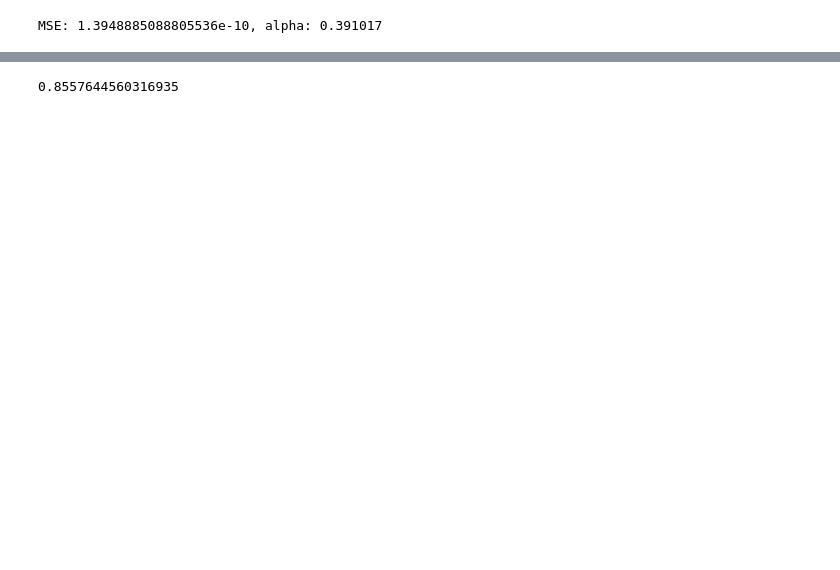
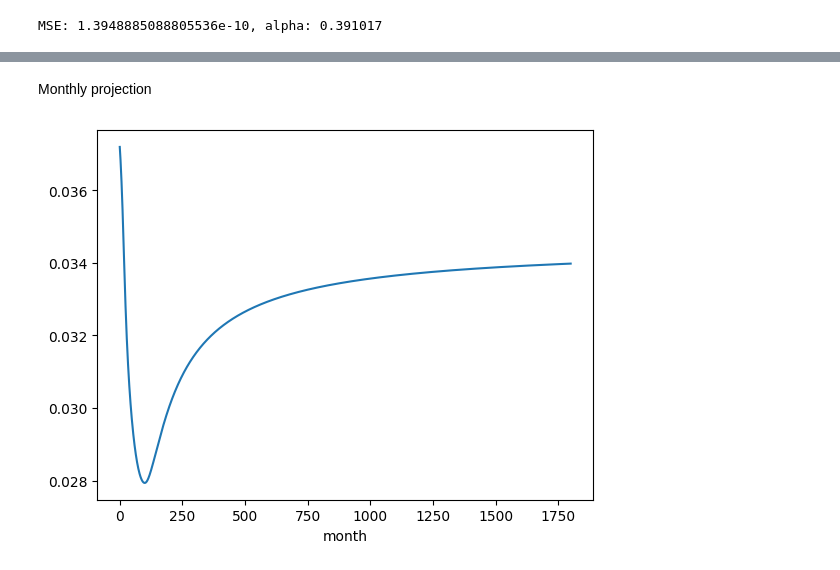
Before and after one commit to holmen1/smith-wilson-par, a Jupyter notebook: smith-wilson-par/demo.ipynb, the cells around one changed output, grey strips where cells are left out. Cells and saved outputs as stored; diff of their text form; code cells hidden in the pictures; blank space fills up the shorter version.

Commit message:
Add monthly projection

```diff
--- a/smith-wilson-par/demo.ipynb
+++ b/smith-wilson-par/demo.ipynb
@@ -65,4 +54,14 @@ ufr - f_20
-# %%
-(ufr - f_20) / 1e-4
-# %% [output]
-0.8557644560316935
+# %% [markdown]
+Monthly projection
+# %%
+projection_monthly = np.arange(1, 151, 1/12).round(6)
+# %%
+RFR_monthly = RiskFreeRates(rates, maturities, projection_monthly, ufr, convergence_maturity, tol, None)
+# %%
+alpha_m, r_m = RFR_monthly.result
+# %%
+plt.plot(r_m)
+plt.xlabel('month')
+plt.show()
+# %% [output]
+[figure, added]
```
Also changed, not shown: parts of 12 cells of this notebook, 5 other files.
